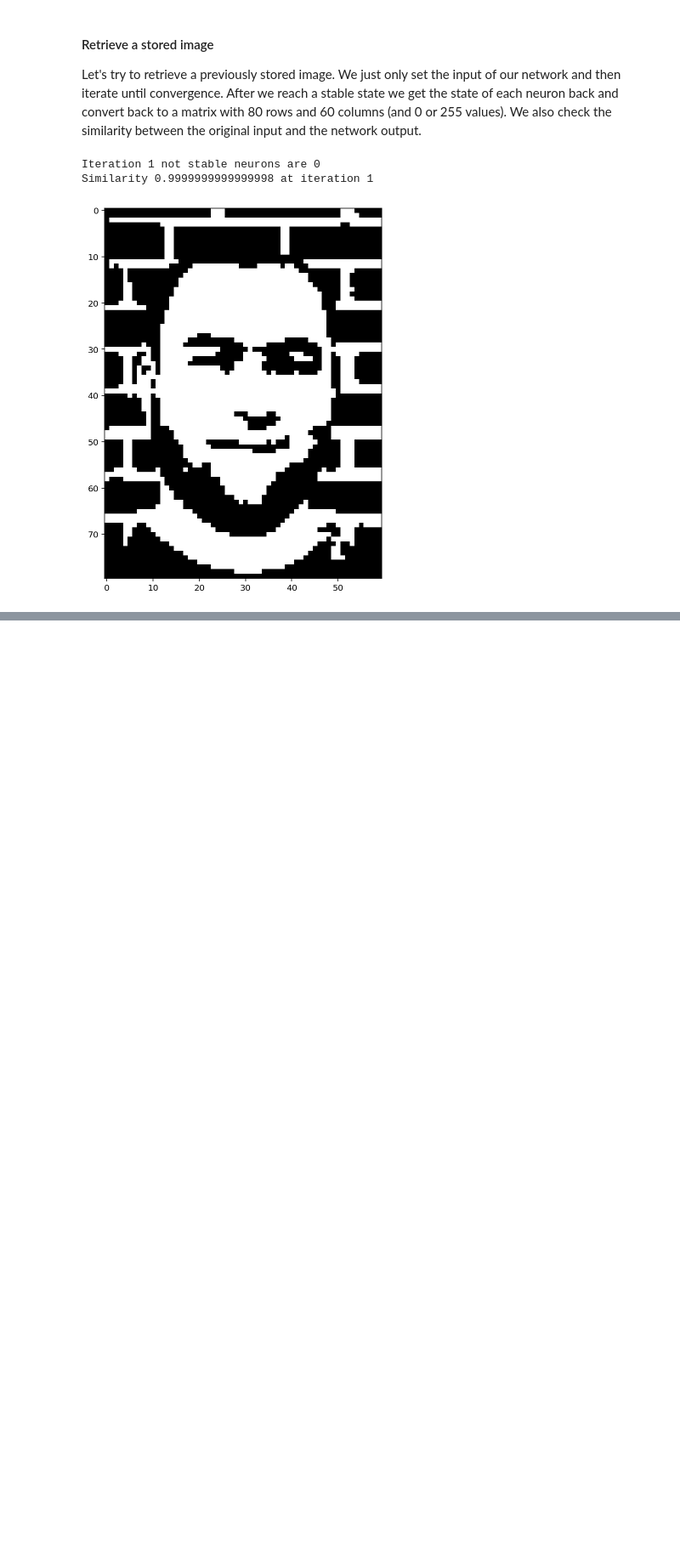
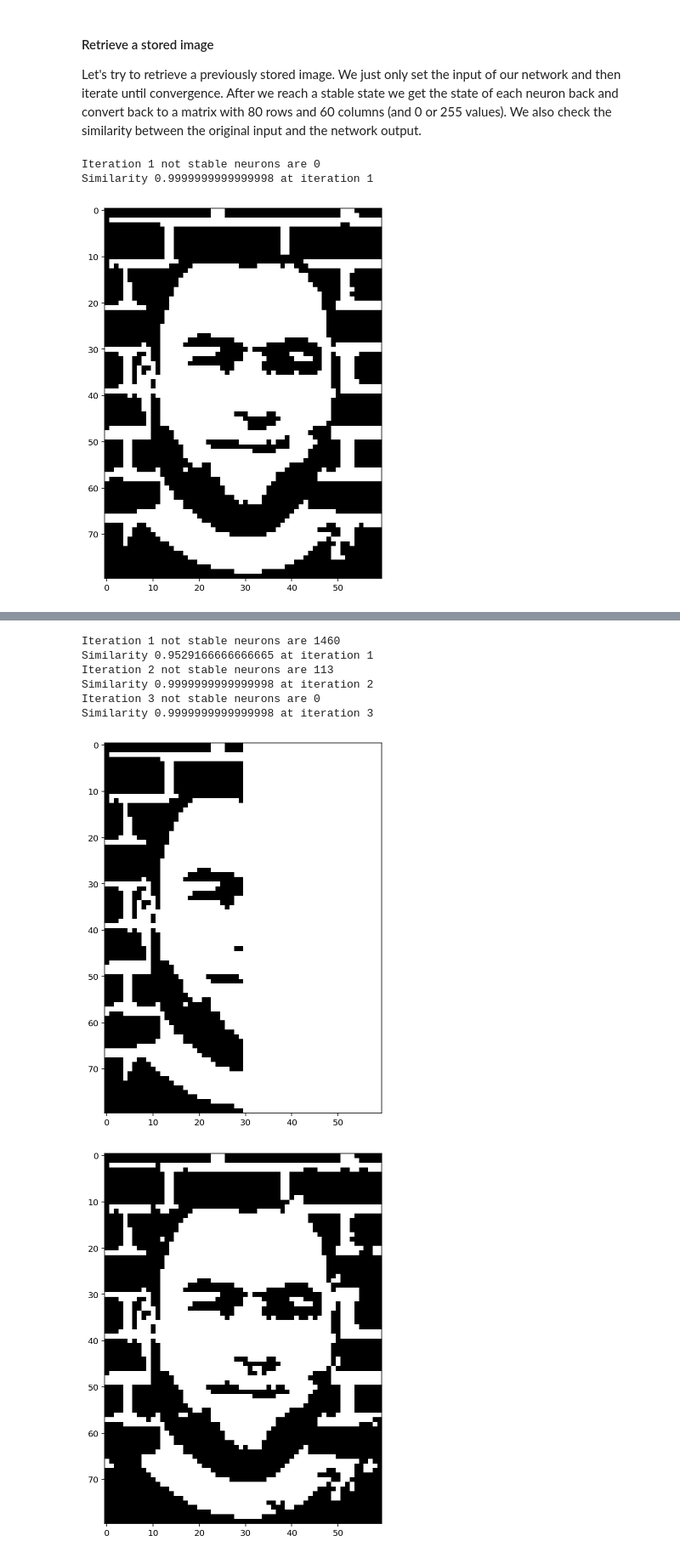
Before and after one commit to albertodelazzari/hopfield-net-neo4j, a Jupyter notebook: associative_memory.ipynb, the cells around one changed output, grey strips where cells are left out. Shown: that part at 85% size. Cells and saved outputs as stored; diff of their text form; code cells hidden in the pictures; blank space fills up the shorter version.

```diff
--- a/associative_memory.ipynb
+++ b/associative_memory.ipynb
@@ -105,7 +107,7 @@ def retrieve_image(pattern, original_pattern, max_iterations=100):
     not_stable_neurons = len(pattern)
     iterations = 1
     with driver.session() as session:
-        while not_stable_neurons > 0 and iterations < 100:
+        while not_stable_neurons > 0 and iterations < 10:
             # update the state of each neuron
             session.run(update_state_query, {'pattern': pattern})
             # check if all the neurons are stable
@@ -121,9 +123,9 @@ def retrieve_image(pattern, original_pattern, max_iterations=100):
                 similarity = (dot(output, original_pattern)/(norm(output)*norm(original_pattern)))
                 print("Similarity {:,} at iteration %s".format(similarity) % (iterations - 1))
 
-        result = session.run(get_output_query)
-        for record in result:
-            output = record["output"]
-            outputImage = networkPatternToThresholdedImage(output)
-            plt.figure(figsize=(8, 8))
-            plt.imshow(outputImage, cmap='gray', vmin=0, vmax=255)
+        #result = session.run(get_output_query)
+        #for record in result:
+                output = record["output"]
+                outputImage = networkPatternToThresholdedImage(output)
+                plt.figure(figsize=(8, 8))
+                plt.imshow(outputImage, cmap='gray', vmin=0, vmax=255)
@@ -270,29 +308,29 @@ Let's see an example:
 # %%
 with driver.session() as session:
      # Get some neurons that are out of sync, they don't fire together
-    result = session.run("MATCH p=(n:Neuron)-[r:CONNECTED_TO]->(m:Neuron) WHERE r.weight < 0 RETURN n.id as n1, m.id as n2, r.weight as weight LIMIT 5")
+    result = session.run("MATCH p=(n:Neuron)-[r:CONNECTED_TO]->(n2:Neuron) WHERE r.weight < 0 RETURN n.id as n1, n2.id as m, r.weight as weight LIMIT 5")
     df = pd.DataFrame(result.records(), columns=result.keys())
     fig = go.Figure(data=[go.Table(
         header=dict(values=list(df.columns),align='left',font_size=11),
-        cells=dict(values=[df.n1, df.n2, df.weight],align='left',font_size=11))
+        cells=dict(values=[df.n1, df.m, df.weight],align='left',font_size=11))
     ])
 fig.show()
 
-df2 = pd.DataFrame(columns=['pattern','µ_i','µ_j','product'])
+df2 = pd.DataFrame(columns=['pattern','i','j','product'])
 mu = 1
 for p in patterns:
     # get the n element of the pattern that is the n neuron of the network
     dataframe_array = df.to_numpy()
-    for i in range(0, len(dataframe_array) - 1):
+    for i in range(0, len(dataframe_array)):
         index1 = int(df.to_numpy()[i][0])
         index2 = int(df.to_numpy()[i][1])
         product = p[index1] * p[index2]
-        df2 = df2.append({'pattern':mu,'product':product, 'µ_i':index1, 'µ_j':index2}, ignore_index=True)
+        df2 = df2.append({'pattern':mu,'product':product, 'i':index1, 'j':index2}, ignore_index=True)
     mu = mu + 1
 
 fig2 = go.Figure(data=[go.Table(
     header=dict(values=list(df2.columns),align='left',font_size=11),
-    cells=dict(values=[df2.pattern,df2['µ_i'],df2['µ_j'],df2['product']],align='left',font_size=11))
+    cells=dict(values=[df2.pattern,df2['i'],df2['j'],df2['product']],align='left',font_size=11))
 ])
 fig2.show()
 # %% [output]
@@ -335,0 +374,26 @@ I take the original image and set all the pixels of the right half to white and
+# %%
+thresholded_image = thresholdImage(resized_image)
+#cropped_image = Image.frombytes("L", (thresholded_image.shape[1], thresholded_image.shape[0]), thresholded_image.tostring())
+#cropped_image = cropped_image.crop(box=(0, 0, 30, 80))
+#plt.figure(figsize=(8, 8))
+#plt.imshow(cropped_image, cmap='gray', vmin=0, vmax=255)
+
+# Crop the right side of the image - 50%
+cropped_image = crop(thresholded_image)
+
+cropped_array = shrinkMatrix(cropped_image)
+cropped_pattern = toNetworkPattern(cropped_array)#.tolist()
+
+with driver.session() as session:
+    session.run(init_pattern_query, {'pattern': cropped_pattern})
+
+retrieve_image(cropped_pattern, micheal_hunger_pattern)
+# %% [output]
+Iteration 1 not stable neurons are 1460
+Similarity 0.9529166666666665 at iteration 1
+Iteration 2 not stable neurons are 113
+Similarity 0.9999999999999998 at iteration 2
+Iteration 3 not stable neurons are 0
+Similarity 0.9999999999999998 at iteration 3
+[figure, added]
+[figure, added]
```
Also changed, not shown: parts of 13 cells of this notebook, 1 other file.
